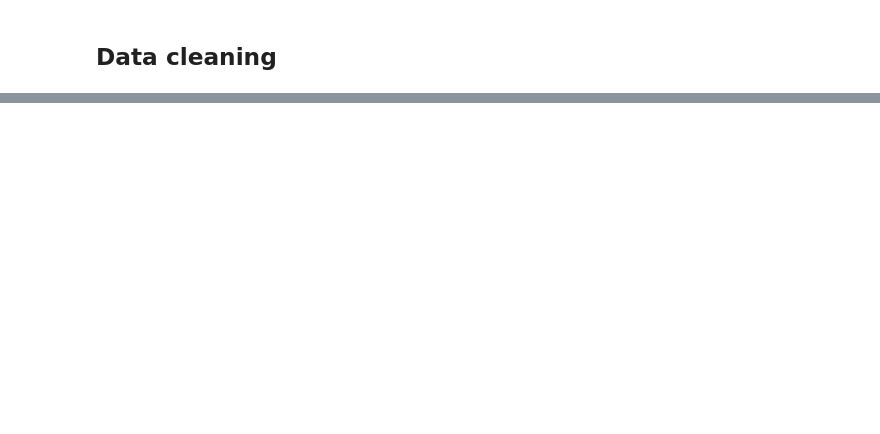
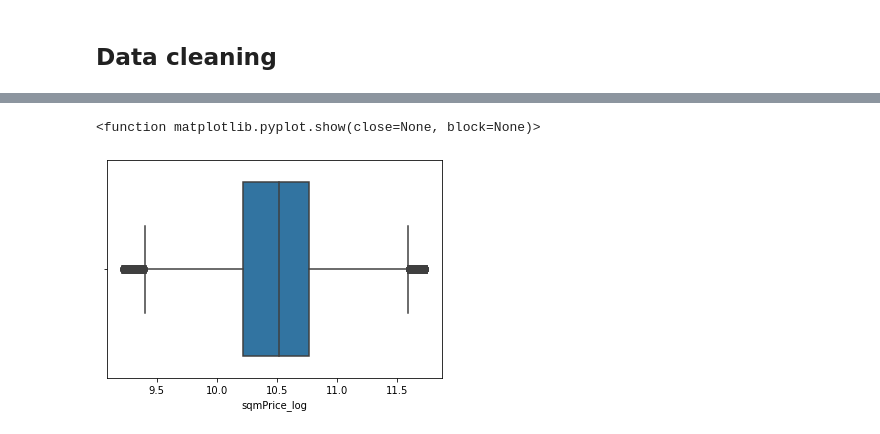
Before and after one commit to yapicikerem/ISDS_G9, a Jupyter notebook: Exam_G9.ipynb, the cells around one changed output, grey strips where cells are left out. Cells and saved outputs as stored; diff of their text form; code cells hidden in the pictures; blank space fills up the shorter version.

```diff
--- a/Exam_G9.ipynb
+++ b/Exam_G9.ipynb
@@ -102,0 +107,33 @@ Index(['address', 'zipCode', 'price', 'propertyType', 'saleType', 'sqmPrice',
+# %%
+pd.set_option('display.max_rows', 100)
+# replacing '-' with np.NaN
+boliga.replace('-', np.NaN, inplace=True)
+
+# This way, we can count the number of missing values per column;
+boliga.isnull().sum()
+
+# addressFloor has 14417 missings
+
+# as a share of total
+share = boliga.isnull().sum(axis=0) * 100 / len(boliga)
+
+# dropping columns with NaN share of >=20%
+list = ['Unnamed: 0', 'conservationCode', 'conservationWorthy', 'drainCode', 'drainPermission', 'heatingCode',
+        'additionalHeatingSupplyCode', 'additionalOuterWallMaterial', 'additionalRoofMaterial', 'asbestosMaterial',
+        'energyCode', 'heatingInstallationCode', 'heatingSecondaryCode', 'usageCode']
+
+#other non-relevant columns
+non_relevant = ['accessAreaArea', 'area', 'areaBusiness','areaClosedCovered','areaLiving','areaOpenCovered','areaOther',
+'areaRecorded', 'appliance', 'areaSocial', 'areaUnit','basementSize','buildInCarportArea','buildInGarageArea','buildingArea',
+'buildingNumber', 'buildingUsage','buildInOuthouseArea','businessArea','carbageRoomArea','closedCoveredArea',
+'conservatoryArea', 'constructionYear', 'coveredArea','floorDeviation','floorQuantity','livingArea','notes','objectStatus','openCoveredArea',
+'otherArea','propertyCondemned', 'propertyUnitType', 'roomsBusinessQuantity','secureRoomArea','toiletCode']
+
+
+# extending list with non-relevant
+list.extend(non_relevant)
+
+# dropping lists
+boliga = boliga.drop(columns=list)
+
+boliga
@@ -102,0 +154,15 @@ Index(['address', 'zipCode', 'price', 'propertyType', 'saleType', 'sqmPrice',
+# %%
+# checking sqmprice
+boliga = boliga.loc[(boliga['sqmPrice']<=126000) & (boliga['sqmPrice']>=10000)]
+
+#boliga[['sqmPrice']].describe()
+
+# taking log
+boliga['sqmPrice_log'] = np.log(boliga['sqmPrice'])
+
+# plotting
+sns.boxplot(x=boliga['sqmPrice_log'])
+plt.show
+# %% [output]
+<function matplotlib.pyplot.show(close=None, block=None)>
+[figure, added]
```
Also changed, not shown: parts of 15 cells of this notebook.
